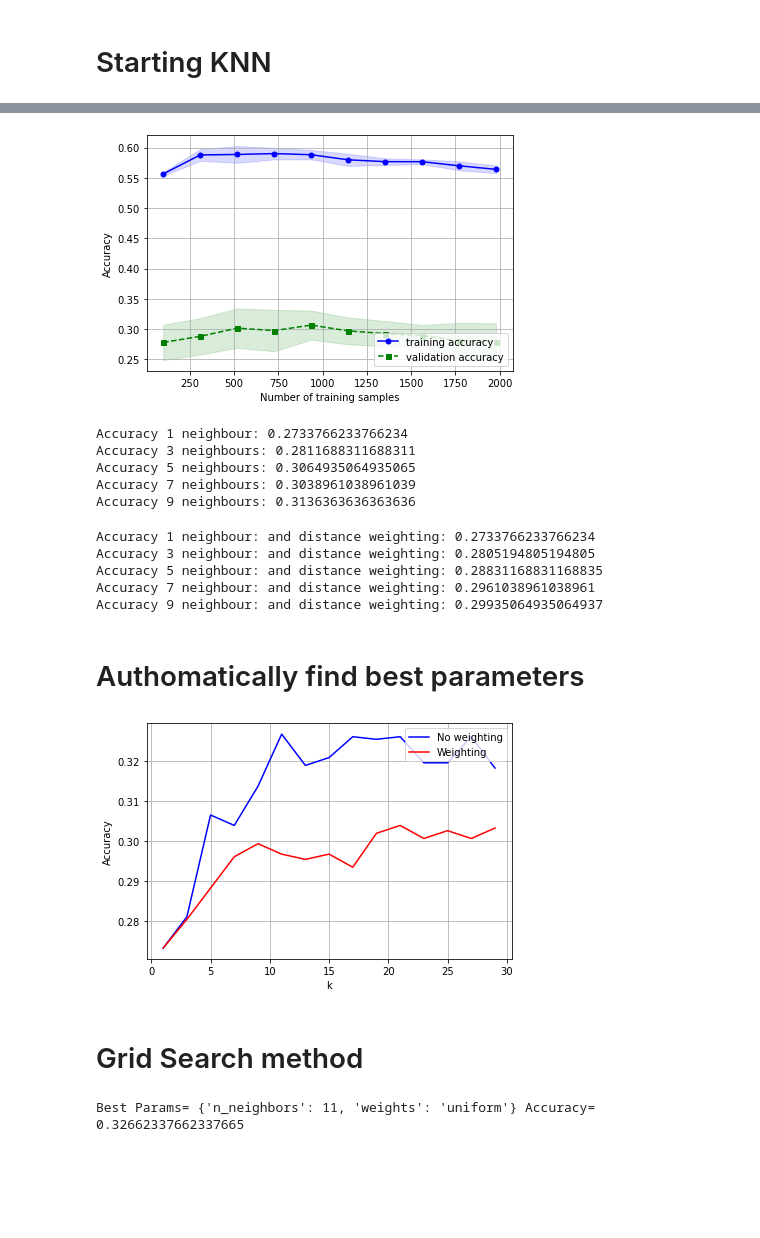
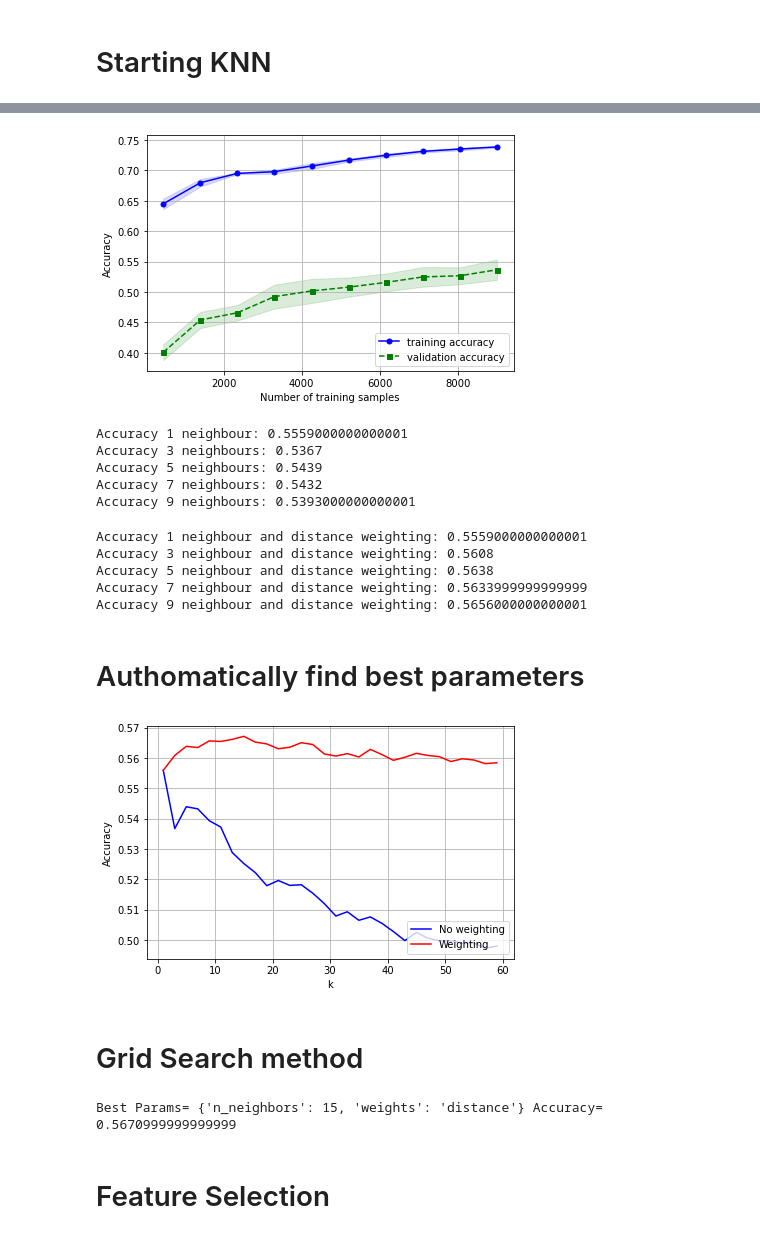
Before and after one commit to Asocsar/MD, a Jupyter notebook: Second_Part/KNN.ipynb, the cells around one changed output, grey strips where cells are left out. Saved outputs shown, nothing was run; the diff lists cells and outputs as text; code cells hidden in the pictures; blank space fills up the shorter version.

Commit message:
Normalize values & add feature selection

```diff
--- a/Second_Part/KNN.ipynb
+++ b/Second_Part/KNN.ipynb
@@ -52,0 +55,6 @@ print(y.shape)
+# %%
+from sklearn.preprocessing import MinMaxScaler
+
+min_max_scaler = MinMaxScaler()
+X_scaled = pd.DataFrame(min_max_scaler.fit_transform(X), columns = X.columns)
+X_scaled
@@ -99,7 +121,7 @@ from sklearn.model_selection import learning_curve
 
 train_sizes, train_scores, test_scores =\
                 learning_curve(estimator=nb.KNeighborsClassifier(n_neighbors=3),
-                               X=X,
+                               X=X_scaled,
                                y=y,
                                train_sizes=np.linspace(0.05, 1.0, 10),
                                cv=10,
@@ -110,113 +132,115 @@ train_std = np.std(train_scores, axis=1)
 test_mean = np.mean(test_scores, axis=1)
 test_std = np.std(test_scores, axis=1)
 
 plt.plot(train_sizes, train_mean,
          color='blue', marker='o',
          markersize=5, label='training accuracy')
 
 plt.fill_between(train_sizes,
                  train_mean + train_std,
                  train_mean - train_std,
                  alpha=0.15, color='blue')
 
 plt.plot(train_sizes, test_mean,
          color='green', linestyle='--',
          marker='s', markersize=5,
          label='validation accuracy')
 
 plt.fill_between(train_sizes,
                  test_mean + test_std,
                  test_mean - test_std,
                  alpha=0.15, color='green')
 
 plt.grid(True)
 plt.xlabel('Number of training samples')
 plt.ylabel('Accuracy')
 plt.legend(loc='lower right')
 plt.tight_layout()
 plt.savefig('learning_curve.png', dpi=600)
 plt.show()
 # %% [output]
-[figure, old version]
+[figure, new version]
 # %%
 from sklearn.model_selection import cross_val_score
 from sklearn.model_selection import cross_val_predict
 from sklearn.metrics import accuracy_score
 
 # Results with different parameters: k
-cv_scores = cross_val_score(nb.KNeighborsClassifier(n_neighbors=1), X=X_train, y=y_train,  cv=10)
+cv_scores = cross_val_score(nb.KNeighborsClassifier(n_neighbors=1), X=X_scaled, y=y,  cv=10)
 print("Accuracy 1 neighbour:", np.mean(cv_scores))
 
-cv_scores = cross_val_score(nb.KNeighborsClassifier(n_neighbors=3), X=X_train, y=y_train,  cv=10)
+cv_scores = cross_val_score(nb.KNeighborsClassifier(n_neighbors=3), X=X_scaled, y=y,  cv=10)
 print("Accuracy 3 neighbours:",  np.mean(cv_scores))
 
-cv_scores = cross_val_score(nb.KNeighborsClassifier(n_neighbors=5), X=X_train, y=y_train,  cv=10)
+cv_scores = cross_val_score(nb.KNeighborsClassifier(n_neighbors=5), X=X_scaled, y=y,  cv=10)
 print("Accuracy 5 neighbours:",  np.mean(cv_scores))
 
-cv_scores = cross_val_score(nb.KNeighborsClassifier(n_neighbors=7), X=X_train, y=y_train,  cv=10)
+cv_scores = cross_val_score(nb.KNeighborsClassifier(n_neighbors=7), X=X_scaled, y=y,  cv=10)
 print("Accuracy 7 neighbours:",  np.mean(cv_scores))
 
-cv_scores = cross_val_score(nb.KNeighborsClassifier(n_neighbors=9), X=X_train, y=y_train,  cv=10)
+cv_scores = cross_val_score(nb.KNeighborsClassifier(n_neighbors=9), X=X_scaled, y=y,  cv=10)
 print("Accuracy 9 neighbours:",  np.mean(cv_scores))
 # %% [output]
-Accuracy 1 neighbour: 0.2733766233766234
-Accuracy 3 neighbours: 0.2811688311688311
-Accuracy 5 neighbours: 0.3064935064935065
-Accuracy 7 neighbours: 0.3038961038961039
-Accuracy 9 neighbours: 0.3136363636363636
+Accuracy 1 neighbour: 0.5559000000000001
+Accuracy 3 neighbours: 0.5367
+Accuracy 5 neighbours: 0.5439
+Accuracy 7 neighbours: 0.5432
+Accuracy 9 neighbours: 0.5393000000000001
 # %%
 # Results with different parameters: k and distance weighting
-cv_scores = cross_val_score(nb.KNeighborsClassifier(n_neighbors=1,weights='distance'), X=X_train, y=y_train,  cv=10)
+cv_scores = cross_val_score(nb.KNeighborsClassifier(n_neighbors=1,weights='distance'), X=X_scaled, y=y,  cv=10)
 print("Accuracy 1 neighbour and distance weighting:", np.mean(cv_scores))
 
-cv_scores = cross_val_score(nb.KNeighborsClassifier(n_neighbors=3,weights='distance'), X=X_train, y=y_train,  cv=10)
+cv_scores = cross_val_score(nb.KNeighborsClassifier(n_neighbors=3,weights='distance'), X=X_scaled, y=y,  cv=10)
 print("Accuracy 3 neighbour and distance weighting:", np.mean(cv_scores))
 
-cv_scores = cross_val_score(nb.KNeighborsClassifier(n_neighbors=5,weights='distance'), X=X_train, y=y_train,  cv=10)
+cv_scores = cross_val_score(nb.KNeighborsClassifier(n_neighbors=5,weights='distance'), X=X_scaled, y=y,  cv=10)
 print("Accuracy 5 neighbour and distance weighting:", np.mean(cv_scores))
 
-cv_scores = cross_val_score(nb.KNeighborsClassifier(n_neighbors=7,weights='distance'), X=X_train, y=y_train,  cv=10)
+cv_scores = cross_val_score(nb.KNeighborsClassifier(n_neighbors=7,weights='distance'), X=X_scaled, y=y,  cv=10)
 print("Accuracy 7 neighbour and distance weighting:", np.mean(cv_scores))
 
-cv_scores = cross_val_score(nb.KNeighborsClassifier(n_neighbors=9,weights='distance'), X=X_train, y=y_train,  cv=10)
+cv_scores = cross_val_score(nb.KNeighborsClassifier(n_neighbors=9,weights='distance'), X=X_scaled, y=y,  cv=10)
 print("Accuracy 9 neighbour and distance weighting:", np.mean(cv_scores))
 # %% [output]
-Accuracy 1 neighbour: and distance weighting: 0.2733766233766234
-Accuracy 3 neighbour: and distance weighting: 0.2805194805194805
-Accuracy 5 neighbour: and distance weighting: 0.28831168831168835
-Accuracy 7 neighbour: and distance weighting: 0.2961038961038961
-Accuracy 9 neighbour: and distance weighting: 0.29935064935064937
+Accuracy 1 neighbour and distance weighting: 0.5559000000000001
+Accuracy 3 neighbour and distance weighting: 0.5608
+Accuracy 5 neighbour and distance weighting: 0.5638
+Accuracy 7 neighbour and distance weighting: 0.5633999999999999
+Accuracy 9 neighbour and distance weighting: 0.5656000000000001
 # %% [markdown]
 # Authomatically find best parameters
 # %%
 lr = []
-for ki in range(1,30,2):
-    cv_scores = cross_val_score(nb.KNeighborsClassifier(n_neighbors=ki), X=X_train, y=y_train, cv=10)
+for ki in range(1,60,2):
+    cv_scores = cross_val_score(nb.KNeighborsClassifier(n_neighbors=ki), X=X_scaled, y=y, cv=10)
     lr.append(np.mean(cv_scores))
-plt.plot(range(1,30,2),lr,'b',label='No weighting')
+plt.plot(range(1,60,2),lr,'b',label='No weighting')
 
 lr = []
-for ki in range(1,30,2):
-    cv_scores = cross_val_score(nb.KNeighborsClassifier(n_neighbors=ki,weights='distance'), X=X_train, y=y_train, cv=10)
+for ki in range(1,60,2):
+    cv_scores = cross_val_score(nb.KNeighborsClassifier(n_neighbors=ki,weights='distance'), X=X_scaled, y=y, cv=10)
     lr.append(np.mean(cv_scores))
-plt.plot(range(1,30,2),lr,'r',label='Weighting')
+plt.plot(range(1,60,2),lr,'r',label='Weighting')
 plt.xlabel('k')
 plt.ylabel('Accuracy')
-plt.legend(loc='upper right')
+plt.legend(loc='lower right')
 plt.grid()
 plt.tight_layout()
 
 plt.show()
 # %% [output]
-[figure, old version]
+[figure, new version]
 # %% [markdown]
 # Grid Search method
 # %%
 from sklearn.model_selection import GridSearchCV
-params = {'n_neighbors':list(range(1,30,2)), 'weights':('distance','uniform')}
+params = {'n_neighbors':list(range(1,60,2)), 'weights':('distance','uniform')}
 knc = nb.KNeighborsClassifier()
 clf = GridSearchCV(knc, param_grid=params,cv=10,n_jobs=-1)  # If cv is integer, by default is Stratifyed
-clf.fit(X_train, y_train)
+clf.fit(X_scaled, y)
 print("Best Params=",clf.best_params_, "Accuracy=", clf.best_score_)
 # %% [output]
-Best Params= {'n_neighbors': 11, 'weights': 'uniform'} Accuracy= 0.32662337662337665
+Best Params= {'n_neighbors': 15, 'weights': 'distance'} Accuracy= 0.5670999999999999
+# %% [markdown]
+# Feature Selection
```
Also changed, not shown: parts of 12 cells of this notebook, 2 other files.
